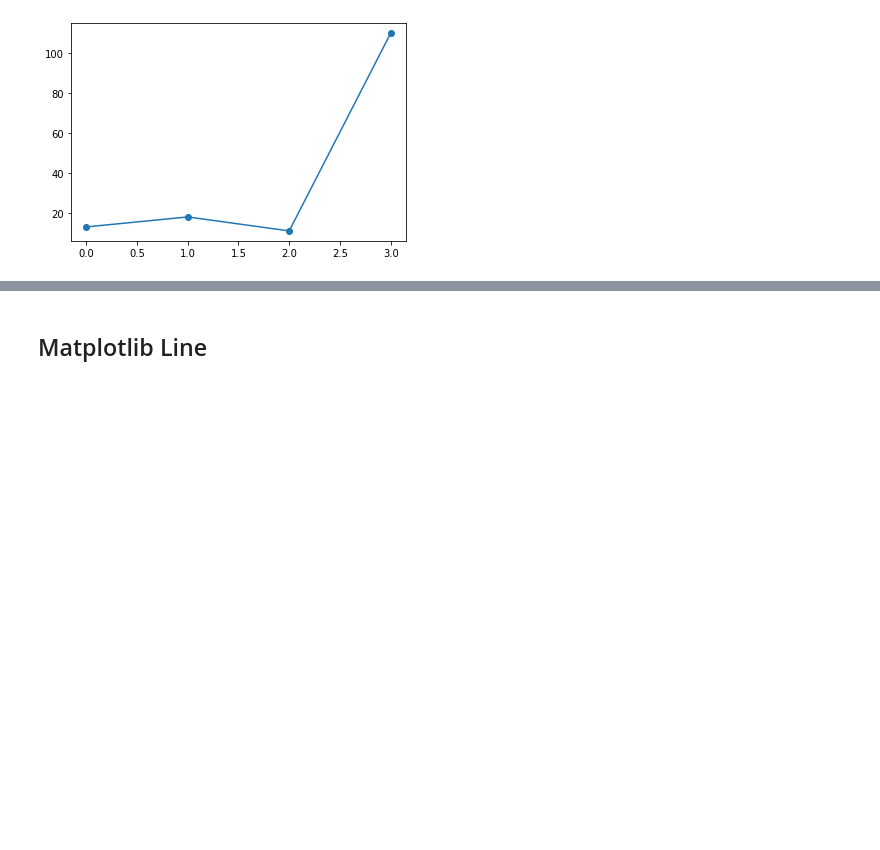
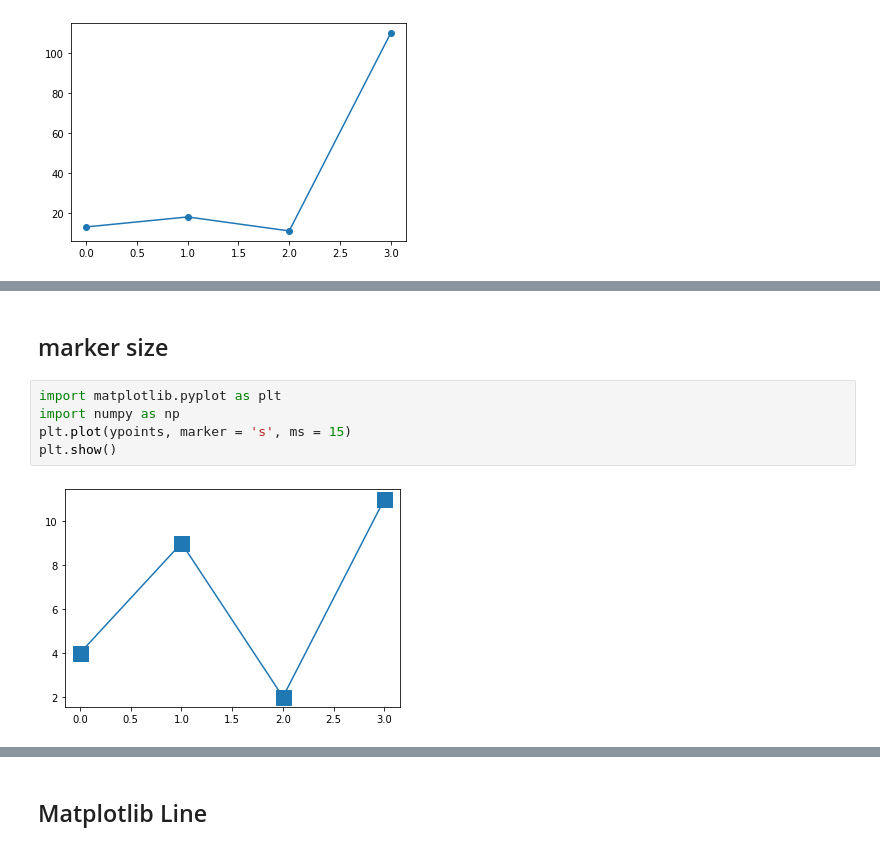
Before and after one commit to Pulisai1704/Python, a Jupyter notebook: Plotting1704.ipynb, the cells around one changed output, grey strips where cells are left out. Saved outputs shown, nothing was run; the diff lists cells and outputs as text; blank space fills up the shorter version.

```diff
--- a/Plotting1704.ipynb
+++ b/Plotting1704.ipynb
@@ -90,0 +99,9 @@ plt.show()
+# %% [markdown]
+## marker size
+# %%
+import matplotlib.pyplot as plt
+import numpy as np
+plt.plot(ypoints, marker = 's', ms = 15)
+plt.show()
+# %% [output]
+[figure, added]
```
Also changed, not shown: parts of 48 cells of this notebook.
